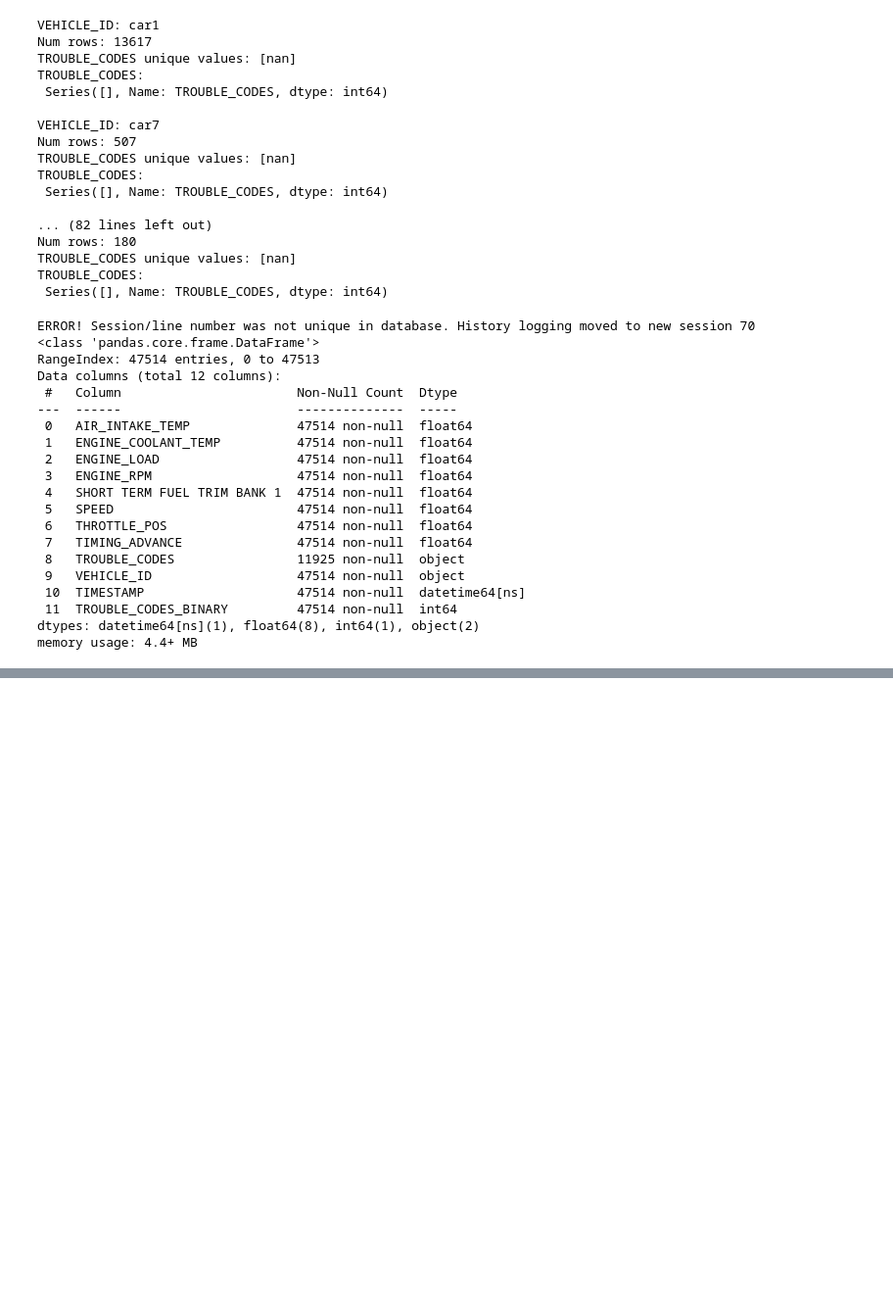
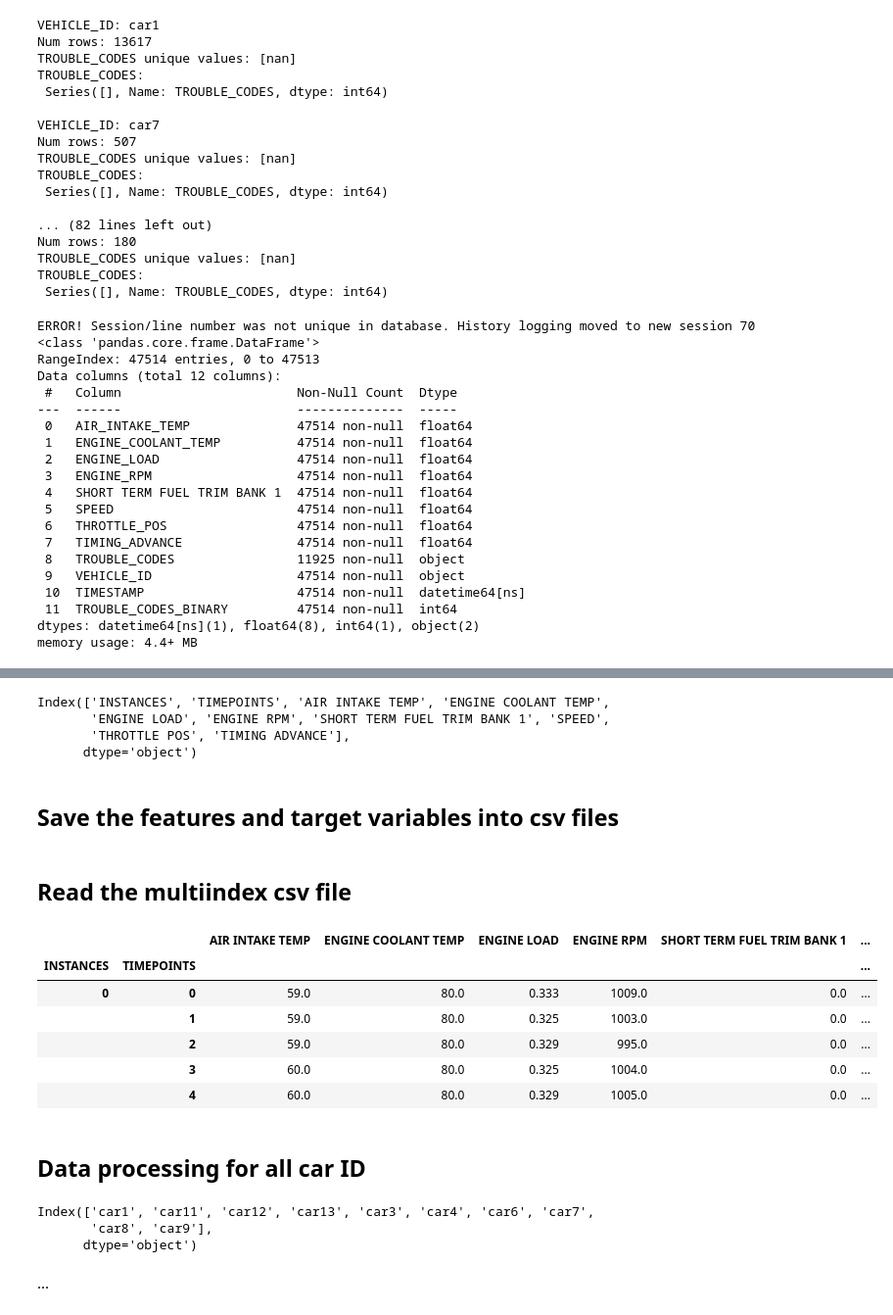
Before and after one commit to shamilnabiyev/automl-time-series, a Jupyter notebook: notebooks/odb-2-dtc.ipynb, the cells around one changed output, grey strips where cells are left out. Shown at 98% size. Saved outputs shown, nothing was run; the diff lists cells and outputs as text; code cells hidden in the pictures; blank space fills up the shorter version.

Commit message:
Added a new multiindexed dataframe for the car-1

```diff
--- a/notebooks/odb-2-dtc.ipynb
+++ b/notebooks/odb-2-dtc.ipynb
@@ -338,0 +429,15 @@ AIR_INTAKE_TEMP,ENGINE_COOLANT_TEMP,ENGINE_LOAD,ENGINE_RPM,SHORT TERM FUEL TRIM
+# %%
+df_car1_windows = df_car1_windows.rename(columns={"AIR_INTAKE_TEMP": "AIR INTAKE TEMP",
+                                                  "ENGINE_COOLANT_TEMP": "ENGINE COOLANT TEMP",
+                                                  "ENGINE_LOAD": "ENGINE LOAD",
+                                                  "ENGINE_RPM": "ENGINE RPM",
+                                                  "THROTTLE_POS": "THROTTLE POS",
+                                                  "TIMING_ADVANCE": "TIMING ADVANCE"})
+df_car1_windows.columns
+# %% [output]
+Index(['INSTANCES', 'TIMEPOINTS', 'AIR INTAKE TEMP', 'ENGINE COOLANT TEMP',
+       'ENGINE LOAD', 'ENGINE RPM', 'SHORT TERM FUEL TRIM BANK 1', 'SPEED',
+       'THROTTLE POS', 'TIMING ADVANCE'],
+      dtype='object')
+# %% [markdown]
+## Save the features and target variables into csv files
@@ -338,0 +449,30 @@ AIR_INTAKE_TEMP,ENGINE_COOLANT_TEMP,ENGINE_LOAD,ENGINE_RPM,SHORT TERM FUEL TRIM
+# %%
+data_path = f'../data/odb-2-master-thesis/target-binary-{car_id}-windowsize{window_size}.csv'
+pd.DataFrame(grouped_target.values).to_csv(data_path, index=False)
+# %% [markdown]
+## Read the multiindex csv file
+# %%
+# Read multiindex csv
+df_car1_windows = pd.read_csv(data_path, index_col=[0,1])
+df_car1_windows.head()
+# %% [output]
+|  |  | AIR INTAKE TEMP | ENGINE COOLANT TEMP | ENGINE LOAD | ENGINE RPM | SHORT TERM FUEL TRIM BANK 1 | ... |
+| INSTANCES | TIMEPOINTS |  |  |  |  |  | ... |
+| 0 | 0 | 59.0 | 80.0 | 0.333 | 1009.0 | 0.0 | ... |
+|  | 1 | 59.0 | 80.0 | 0.325 | 1003.0 | 0.0 | ... |
+|  | 2 | 59.0 | 80.0 | 0.329 | 995.0 | 0.0 | ... |
+|  | 3 | 60.0 | 80.0 | 0.325 | 1004.0 | 0.0 | ... |
+|  | 4 | 60.0 | 80.0 | 0.329 | 1005.0 | 0.0 | ... |
+# %% [markdown]
+## Data processing for all car ID
+# %%
+car_ids = df["VEHICLE_ID"].unique()
+car_ids = pd.Index(car_ids)
+car_ids = car_ids.difference(["car5", "car2", "car10", "car14"])
+car_ids
+# %% [output]
+Index(['car1', 'car11', 'car12', 'car13', 'car3', 'car4', 'car6', 'car7',
+       'car8', 'car9'],
+      dtype='object')
+# %% [markdown]
+...
```
Also changed, not shown: parts of 15 cells of this notebook.
